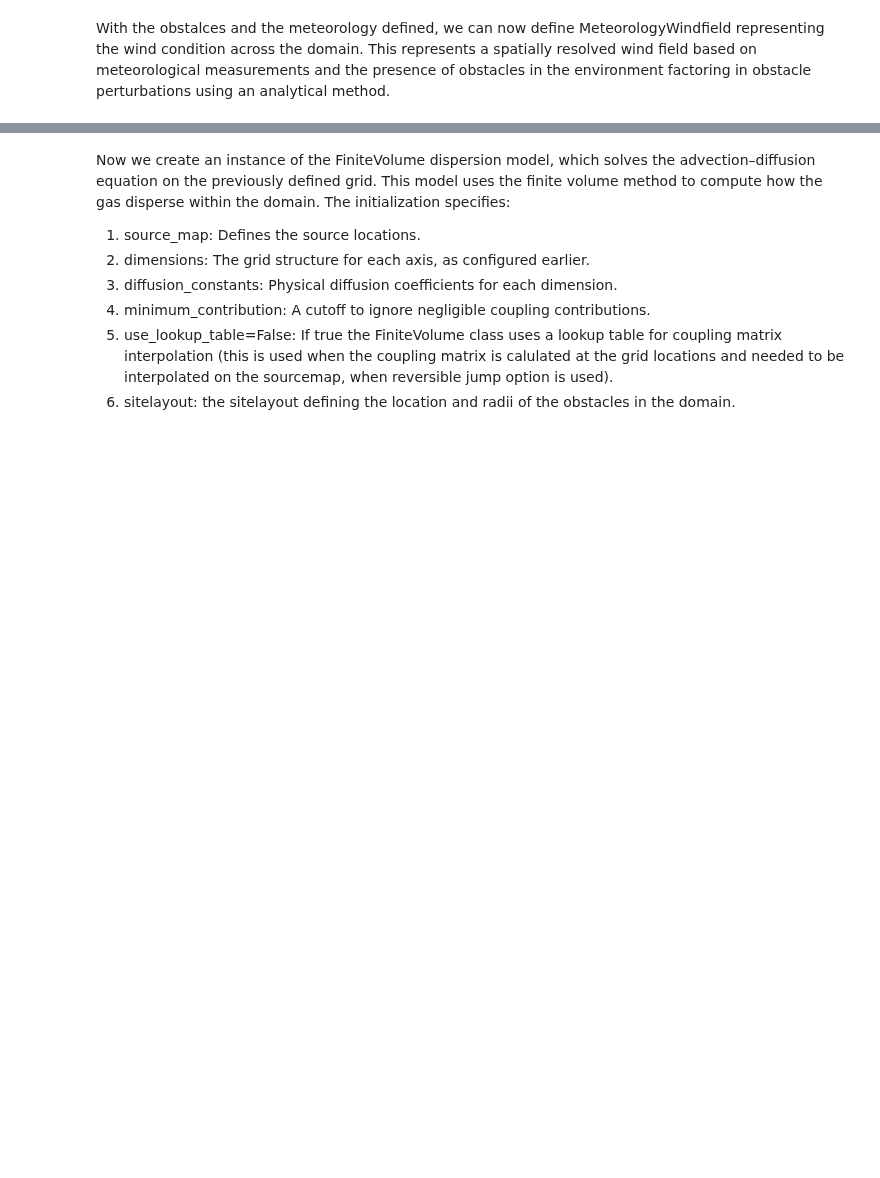
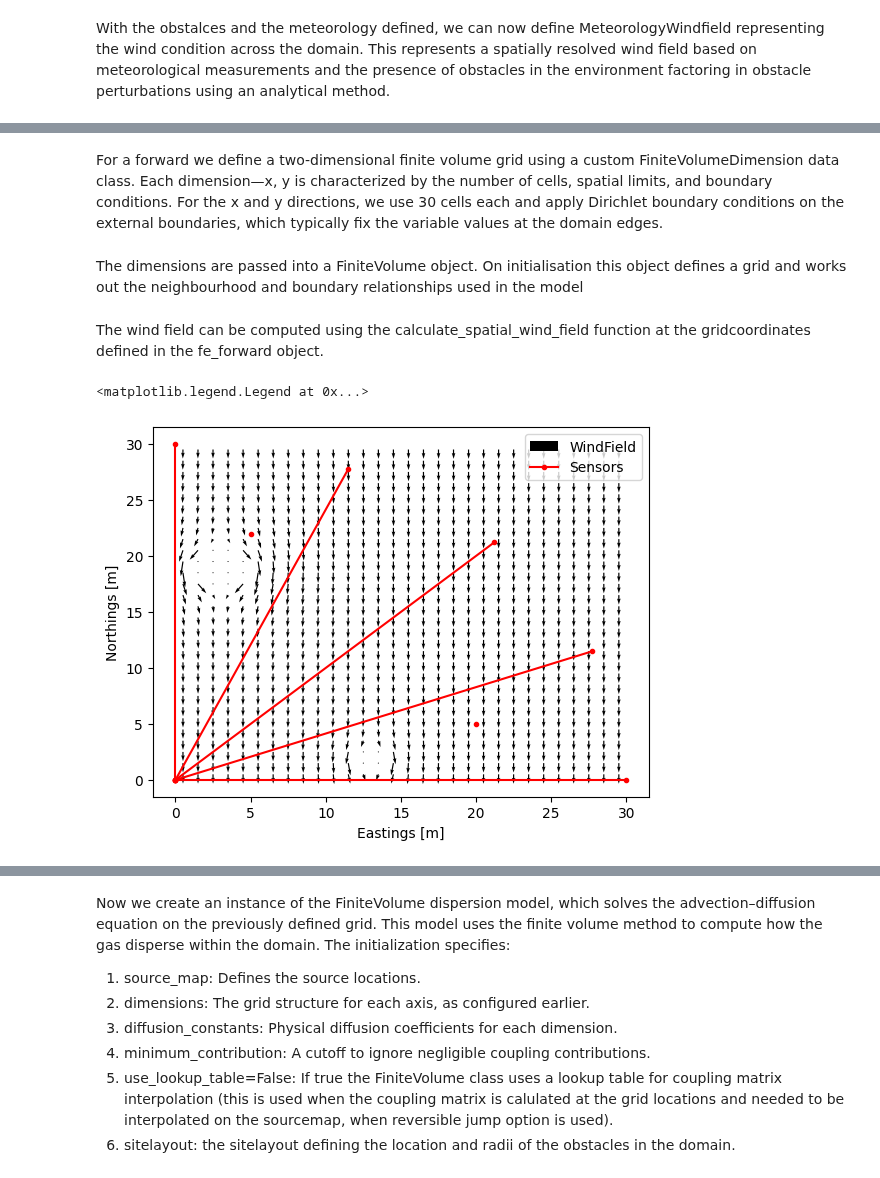
Before and after one commit to sede-open/pyELQ, a Jupyter notebook: examples/example_finite_volume_dispersion.ipynb, the cells around one changed output, grey strips where cells are left out. Drawn from its saved outputs; the diff is of its cells as text; code cells hidden in the pictures; blank space fills up the shorter version.

Commit message:
update example notebook with forward simulation

```diff
--- a/examples/example_finite_volume_dispersion.ipynb
+++ b/examples/example_finite_volume_dispersion.ipynb
@@ -243,0 +210,49 @@ array([ 1.5,  4.5,  7.5, 10.5, 13.5, 16.5, 19.5, 22.5, 25.5, 28.5])
+# %% [markdown]
+For a forward we define a two-dimensional finite volume grid using a custom FiniteVolumeDimension data class. Each dimension—x, y is  characterized by the number of cells, spatial limits, and boundary conditions. For the x and y directions, we use 30 cells each and apply Dirichlet boundary conditions on the external boundaries, which typically fix the variable values at the domain edges.
+# %%
+dimensions = [
+    FiniteVolumeDimension(
+        "x",
+        number_cells=30,
+        limits=site_limits[0],
+        external_boundary_type=["dirichlet"],
+    ),
+    FiniteVolumeDimension(
+        "y",
+        number_cells=30,
+        limits=site_limits[1],
+        external_boundary_type=["dirichlet"],
+    ),
+]
+# %% [markdown]
+The dimensions are passed into a FiniteVolume object. On initialisation this object defines a grid and works out the neighbourhood and boundary relationships used in the model
+# %%
+fe_forward = FiniteVolume(
+    source_map=source_map_initial,
+    dimensions=dimensions,
+    diffusion_constants=diffusion_coefficients,
+    minimum_contribution=1e-6,
+    use_lookup_table=False,
+    dt = 0.1,
+    site_layout=site_layout
+)
+# %% [markdown]
+The wind field can be computed using the calculate_spatial_wind_field function at the gridcoordinates defined in the fe_forward object.
+# %%
+met_windfield.calculate_spatial_wind_field(grid_coordinates=fe_forward.grid_coordinates, time_index=0)
+
+plt.quiver(
+    fe_forward.grid_coordinates.east,
+    fe_forward.grid_coordinates.north,
+    met_windfield.u_component,
+    met_windfield.v_component,
+)
+for sensor in sensor_group.values():
+    plt.plot(sensor.location.east,sensor.location.north,'r.-')
+plt.xlabel('Eastings [m]')
+plt.ylabel('Northings [m]')
+
+plt.legend(['WindField','Sensors'])
+# %% [output]
+<matplotlib.legend.Legend at 0x...>
+[figure, added]
```
Also changed, not shown: parts of 15 cells of this notebook.
